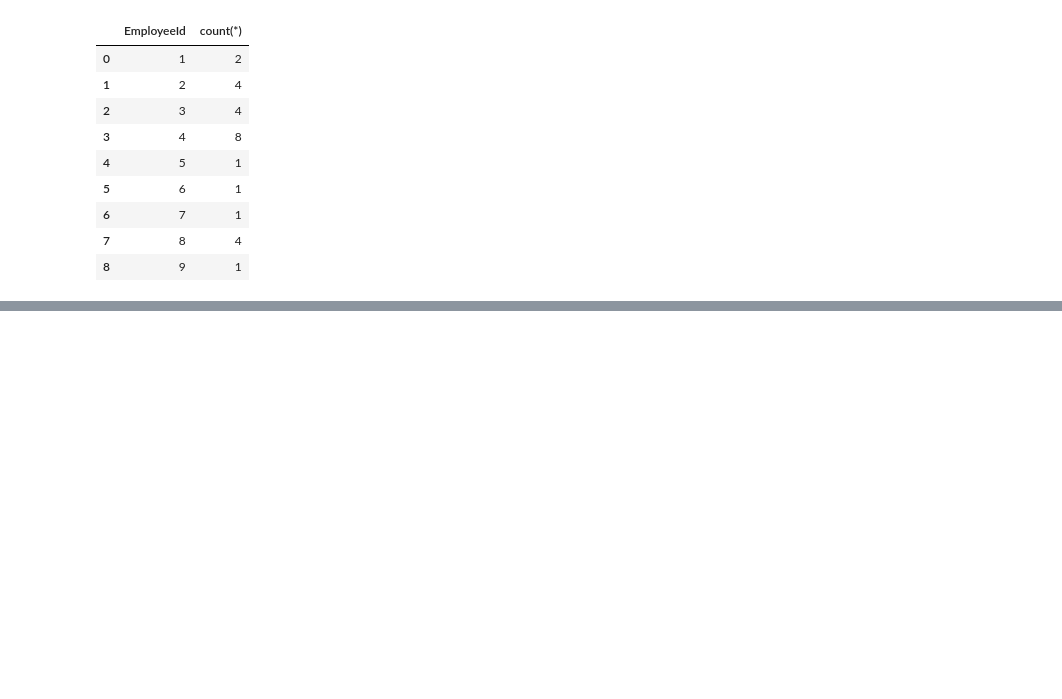
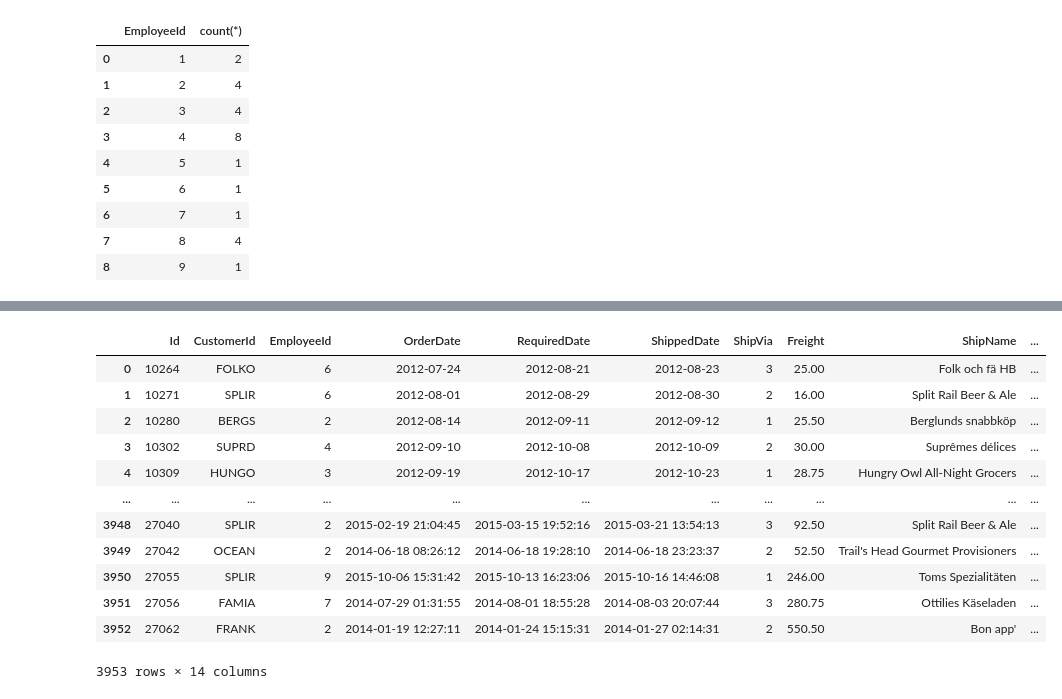
Before and after one commit to Satyabratam945/sqlproblems, a Jupyter notebook: SQL Practice (Hard Problems).ipynb, the cells around one changed output, grey strips where cells are left out. Saved outputs shown, nothing was run; the diff lists cells and outputs as text; code cells hidden in the pictures; blank space fills up the shorter version.

```diff
--- a/SQL Practice (Hard Problems).ipynb
+++ b/SQL Practice (Hard Problems).ipynb
@@ -125,0 +183,19 @@ pd.read_sql( Q , con)
+# %%
+#Excercise 41 Late Orders
+
+Q = '''select * from "Order" where ShippedDate > RequiredDate;'''
+pd.read_sql( Q , con)
+# %% [output]
+|  | Id | CustomerId | EmployeeId | OrderDate | RequiredDate | ShippedDate | ShipVia | Freight | ShipName | ... |
+| 0 | 10264 | FOLKO | 6 | 2012-07-24 | 2012-08-21 | 2012-08-23 | 3 | 25.00 | Folk och fä HB | ... |
+| 1 | 10271 | SPLIR | 6 | 2012-08-01 | 2012-08-29 | 2012-08-30 | 2 | 16.00 | Split Rail Beer & Ale | ... |
+| 2 | 10280 | BERGS | 2 | 2012-08-14 | 2012-09-11 | 2012-09-12 | 1 | 25.50 | Berglunds snabbköp | ... |
+| 3 | 10302 | SUPRD | 4 | 2012-09-10 | 2012-10-08 | 2012-10-09 | 2 | 30.00 | Suprêmes délices | ... |
+| 4 | 10309 | HUNGO | 3 | 2012-09-19 | 2012-10-17 | 2012-10-23 | 1 | 28.75 | Hungry Owl All-Night Grocers | ... |
+| ... | ... | ... | ... | ... | ... | ... | ... | ... | ... | ... |
+| 3948 | 27040 | SPLIR | 2 | 2015-02-19 21:04:45 | 2015-03-15 19:52:16 | 2015-03-21 13:54:13 | 3 | 92.50 | Split Rail Beer & Ale | ... |
+| 3949 | 27042 | OCEAN | 2 | 2014-06-18 08:26:12 | 2014-06-18 19:28:10 | 2014-06-18 23:23:37 | 2 | 52.50 | Trail's Head Gourmet Provisioners | ... |
+| 3950 | 27055 | SPLIR | 9 | 2015-10-06 15:31:42 | 2015-10-13 16:23:06 | 2015-10-16 14:46:08 | 1 | 246.00 | Toms Spezialitäten | ... |
+| 3951 | 27056 | FAMIA | 7 | 2014-07-29 01:31:55 | 2014-08-01 18:55:28 | 2014-08-03 20:07:44 | 3 | 280.75 | Ottilies Käseladen | ... |
+| 3952 | 27062 | FRANK | 2 | 2014-01-19 12:27:11 | 2014-01-24 15:15:31 | 2014-01-27 02:14:31 | 2 | 550.50 | Bon app' | ... |
+3953 rows × 14 columns
```
Also changed, not shown: parts of 6 cells of this notebook.
